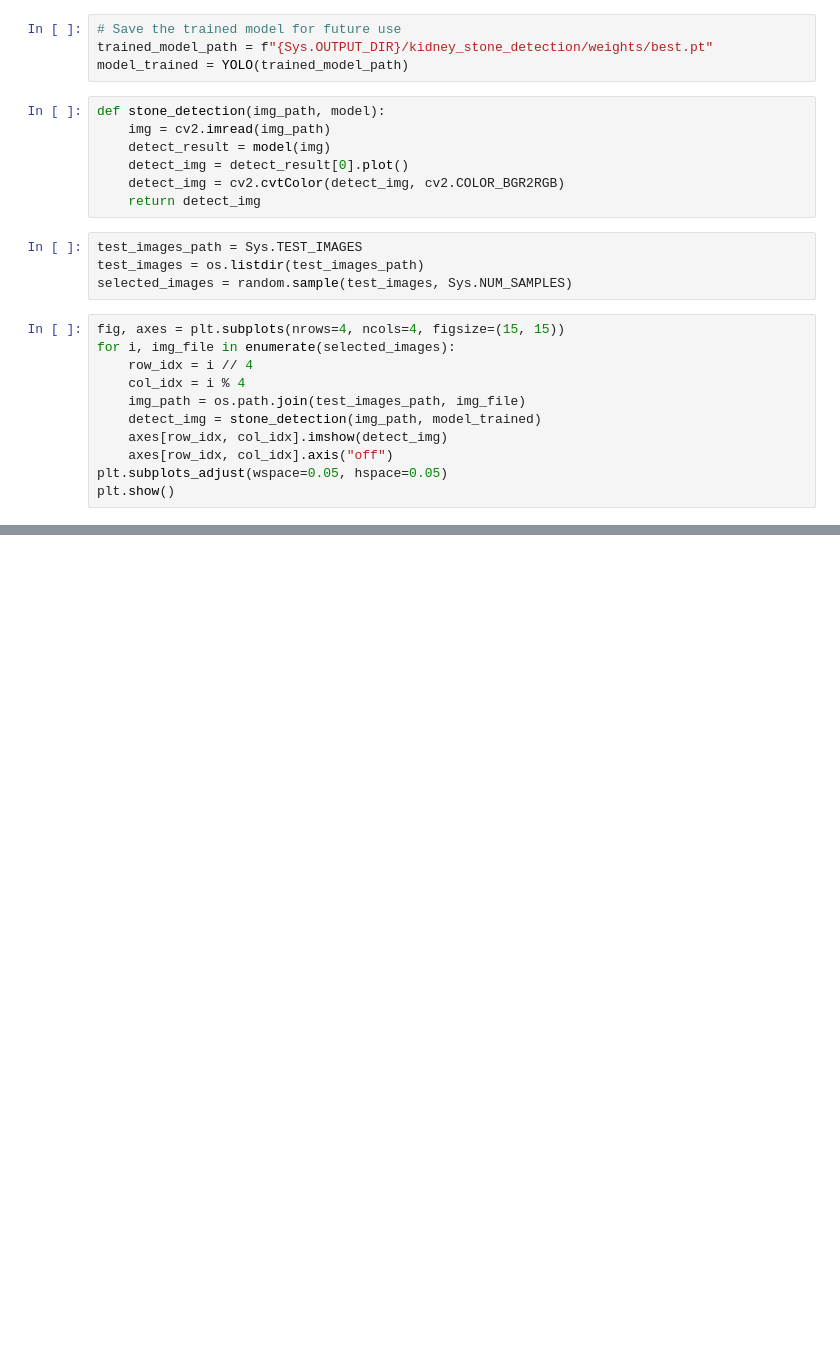
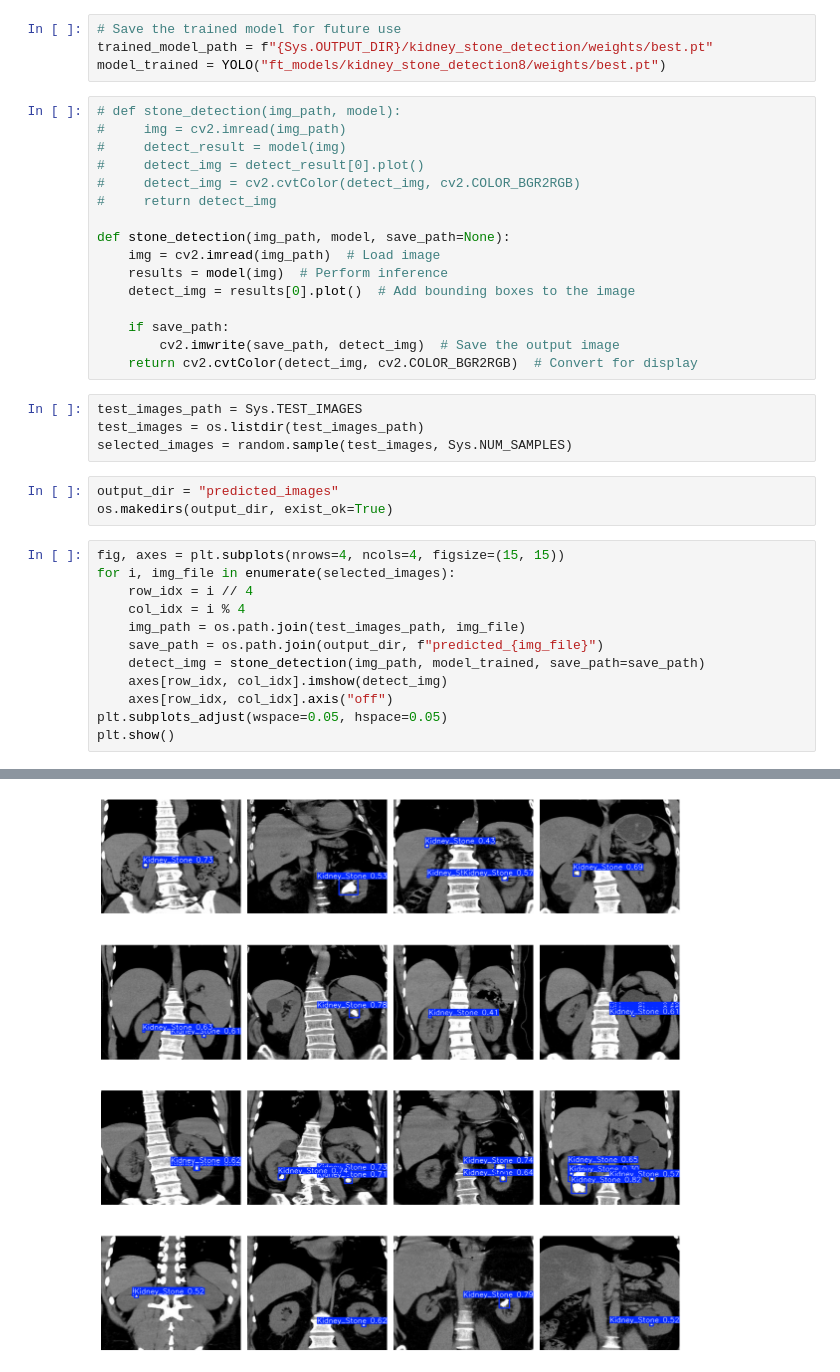
Before and after one commit to eishaa-e/doc-link-fyp, a Jupyter notebook: ml_models/kidney_stone_detection/using_yolo/kidney-stone-with-yolo-v8y.ipynb, the cells around one changed output, grey strips where cells are left out. Saved outputs shown, nothing was run; the diff lists cells and outputs as text; blank space fills up the shorter version.

Commit message:
kidney stone model using yolo

```diff
--- a/ml_models/kidney_stone_detection/using_yolo/kidney-stone-with-yolo-v8y.ipynb
+++ b/ml_models/kidney_stone_detection/using_yolo/kidney-stone-with-yolo-v8y.ipynb
@@ -101,26 +112,40 @@ os.remove(yaml_file_path)
 # %%
 # Save the trained model for future use
 trained_model_path = f"{Sys.OUTPUT_DIR}/kidney_stone_detection/weights/best.pt"
-model_trained = YOLO(trained_model_path)
+model_trained = YOLO("ft_models/kidney_stone_detection8/weights/best.pt")
 # %%
-def stone_detection(img_path, model):
-    img = cv2.imread(img_path)
-    detect_result = model(img)
-    detect_img = detect_result[0].plot()
-    detect_img = cv2.cvtColor(detect_img, cv2.COLOR_BGR2RGB)
-    return detect_img
+# def stone_detection(img_path, model):
+#     img = cv2.imread(img_path)
+#     detect_result = model(img)
+#     detect_img = detect_result[0].plot()
+#     detect_img = cv2.cvtColor(detect_img, cv2.COLOR_BGR2RGB)
+#     return detect_img
+
+def stone_detection(img_path, model, save_path=None):
+    img = cv2.imread(img_path)  # Load image
+    results = model(img)  # Perform inference
+    detect_img = results[0].plot()  # Add bounding boxes to the image
+
+    if save_path:
+        cv2.imwrite(save_path, detect_img)  # Save the output image
+    return cv2.cvtColor(detect_img, cv2.COLOR_BGR2RGB)  # Convert for display
 # %%
 test_images_path = Sys.TEST_IMAGES
 test_images = os.listdir(test_images_path)
 selected_images = random.sample(test_images, Sys.NUM_SAMPLES)
+# %%
+output_dir = "predicted_images"
+os.makedirs(output_dir, exist_ok=True)
 # %%
 fig, axes = plt.subplots(nrows=4, ncols=4, figsize=(15, 15))
 for i, img_file in enumerate(selected_images):
     row_idx = i // 4
     col_idx = i % 4
     img_path = os.path.join(test_images_path, img_file)
-    detect_img = stone_detection(img_path, model_trained)
+    save_path = os.path.join(output_dir, f"predicted_{img_file}")
+    detect_img = stone_detection(img_path, model_trained, save_path=save_path)
     axes[row_idx, col_idx].imshow(detect_img)
     axes[row_idx, col_idx].axis("off")
 plt.subplots_adjust(wspace=0.05, hspace=0.05)
 plt.show()
+# %% [output]
@@ -126,0 +169 @@ plt.show()
+[figure, added]
```
Also changed, not shown: parts of 6 cells of this notebook, 5 other files.
